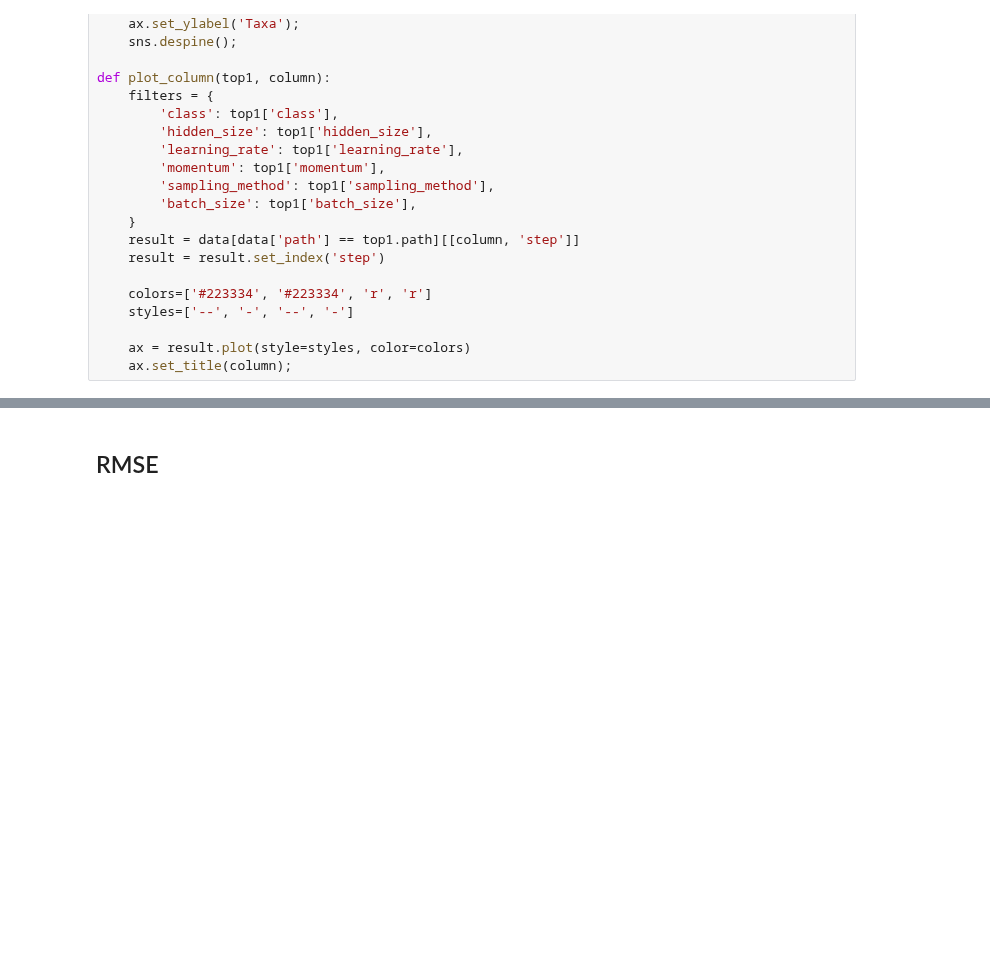
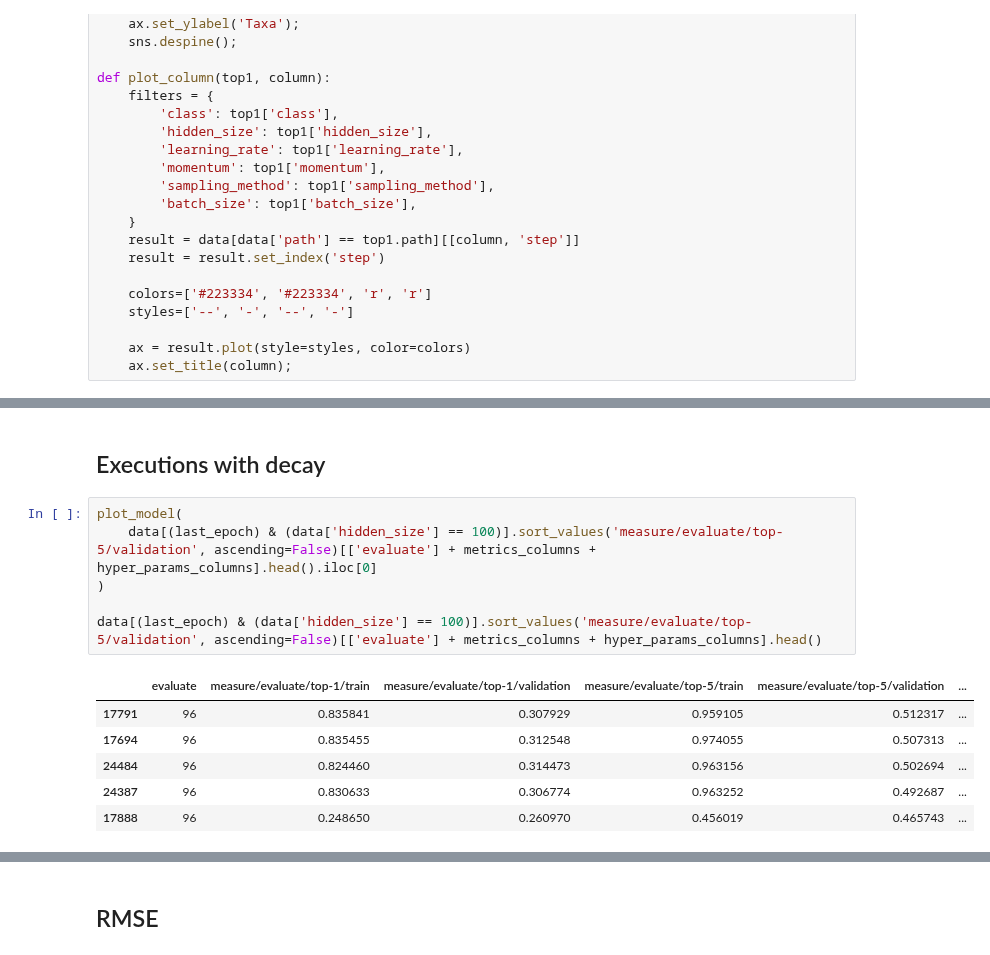
Before and after one commit to SrMouraSilva/RBM, a Jupyter notebook: experiments/notebooks/2.RBM-Log_analysis.ipynb, the cells around one changed output, grey strips where cells are left out. Drawn from its saved outputs; the diff is of its cells as text; blank space fills up the shorter version.

```diff
--- a/experiments/notebooks/2.RBM-Log_analysis.ipynb
+++ b/experiments/notebooks/2.RBM-Log_analysis.ipynb
@@ -213,0 +230,15 @@ plot_model(top5.iloc[0])
+# %% [markdown]
+## Executions with decay
+# %%
+plot_model(
+    data[(last_epoch) & (data['hidden_size'] == 100)].sort_values('measure/evaluate/top-5/validation', ascending=False)[['evaluate'] + metrics_columns + hyper_params_columns].head().iloc[0]
+)
+
+data[(last_epoch) & (data['hidden_size'] == 100)].sort_values('measure/evaluate/top-5/validation', ascending=False)[['evaluate'] + metrics_columns + hyper_params_columns].head()
+# %% [output]
+|  | evaluate | measure/evaluate/top-1/train | measure/evaluate/top-1/validation | measure/evaluate/top-5/train | measure/evaluate/top-5/validation | ... |
+| 17791 | 96 | 0.835841 | 0.307929 | 0.959105 | 0.512317 | ... |
+| 17694 | 96 | 0.835455 | 0.312548 | 0.974055 | 0.507313 | ... |
+| 24484 | 96 | 0.824460 | 0.314473 | 0.963156 | 0.502694 | ... |
+| 24387 | 96 | 0.830633 | 0.306774 | 0.963252 | 0.492687 | ... |
+| 17888 | 96 | 0.248650 | 0.260970 | 0.456019 | 0.465743 | ... |
```
Also changed, not shown: parts of 18 cells of this notebook, 33 other files.
